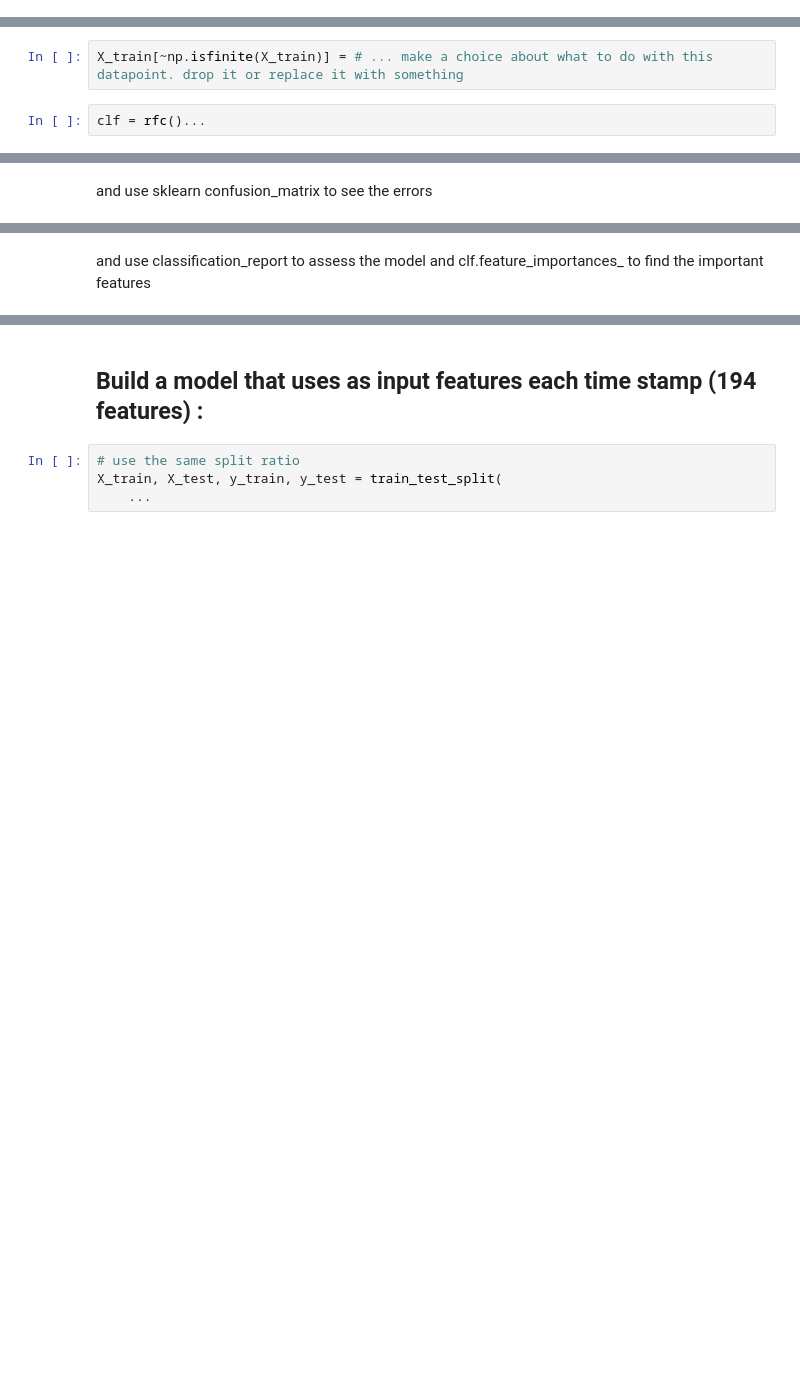
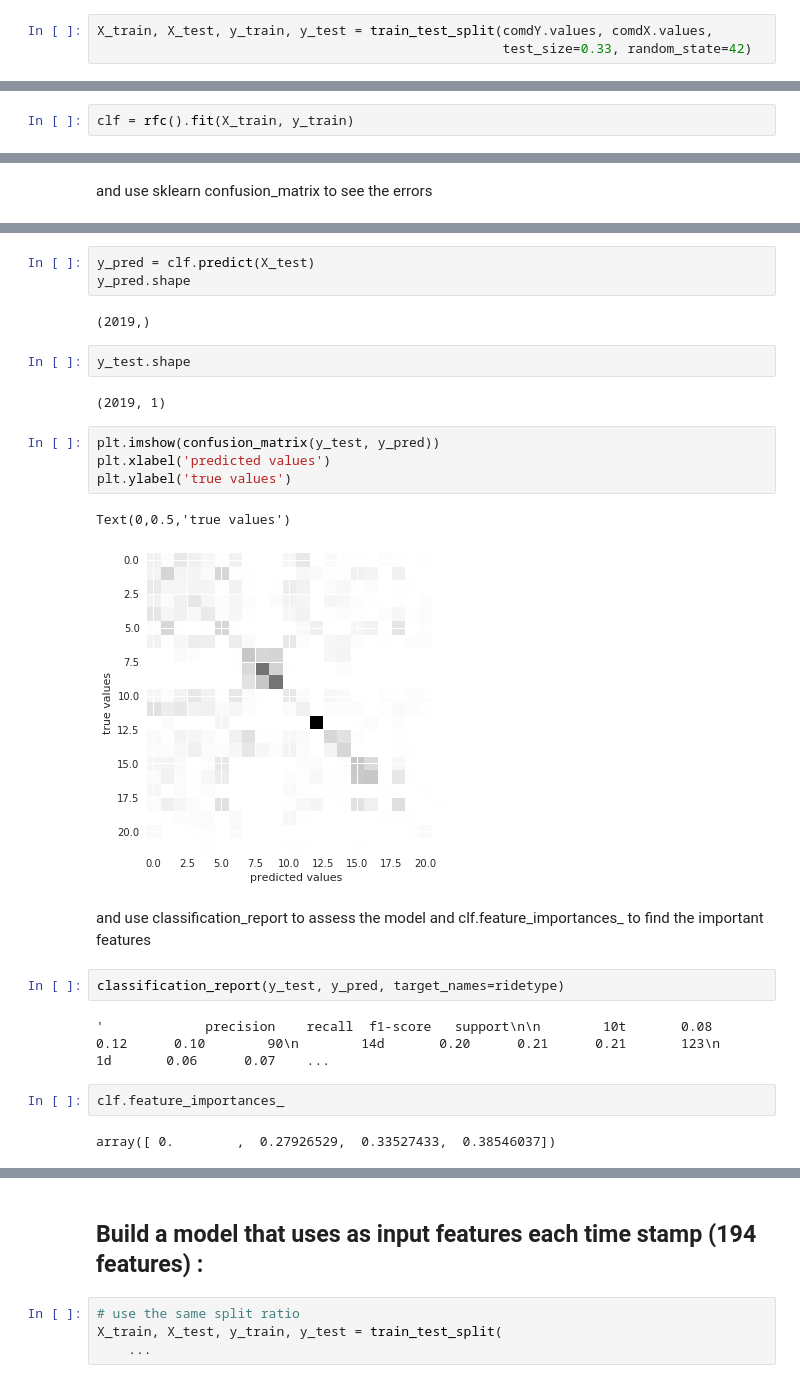
Before and after one commit to twwwy/PUI2018_wyw238, a Jupyter notebook: HW11_wyw238/assignment1.ipynb, the cells around one changed output, grey strips where cells are left out. Drawn from its saved outputs; the diff is of its cells as text; blank space fills up the shorter version.

```diff
--- a/HW11_wyw238/assignment1.ipynb
+++ b/HW11_wyw238/assignment1.ipynb
@@ -505,3 +452,6 @@ X_train, X_test, y_train, y_test = train_test_split(
+# %%
+X_train, X_test, y_train, y_test = train_test_split(comdY.values, comdX.values,
+                                                    test_size=0.33, random_state=42)
 # %%
 np.array(X_train).shape, np.array(X_test).shape, np.array(y_train).shape, np.array(y_test).shape
 # %% [output]
@@ -515,4 +461,2 @@ depending on the details of your data processing you may have infinities as well
-# %%
-X_train[~np.isfinite(X_train)] = # ... make a choice about what to do with this datapoint. drop it or replace it with something
 # %%
-clf = rfc()...
+clf = rfc().fit(X_train, y_train)
@@ -534,2 +475,26 @@ imshow(confusion_matrix(y_test, y_pred))
+# %%
+y_pred = clf.predict(X_test)
+y_pred.shape
+# %% [output]
+(2019,)
+# %%
+y_test.shape
+# %% [output]
+(2019, 1)
+# %%
+plt.imshow(confusion_matrix(y_test, y_pred))
+plt.xlabel('predicted values')
+plt.ylabel('true values')
+# %% [output]
+Text(0,0.5,'true values')
+[figure, added]
 # %% [markdown]
  and use classification_report to assess the model and clf.feature_importances_ to find the important features
+# %%
+classification_report(y_test, y_pred, target_names=ridetype)
+# %% [output]
+'             precision    recall  f1-score   support\n\n        10t       0.08      0.12      0.10        90\n        14d       0.20      0.21      0.21       123\n         1d       0.06      0.07    ...
+# %%
+clf.feature_importances_
+# %% [output]
+array([ 0.        ,  0.27926529,  0.33527433,  0.38546037])
```
Also changed, not shown: parts of 33 cells of this notebook.
